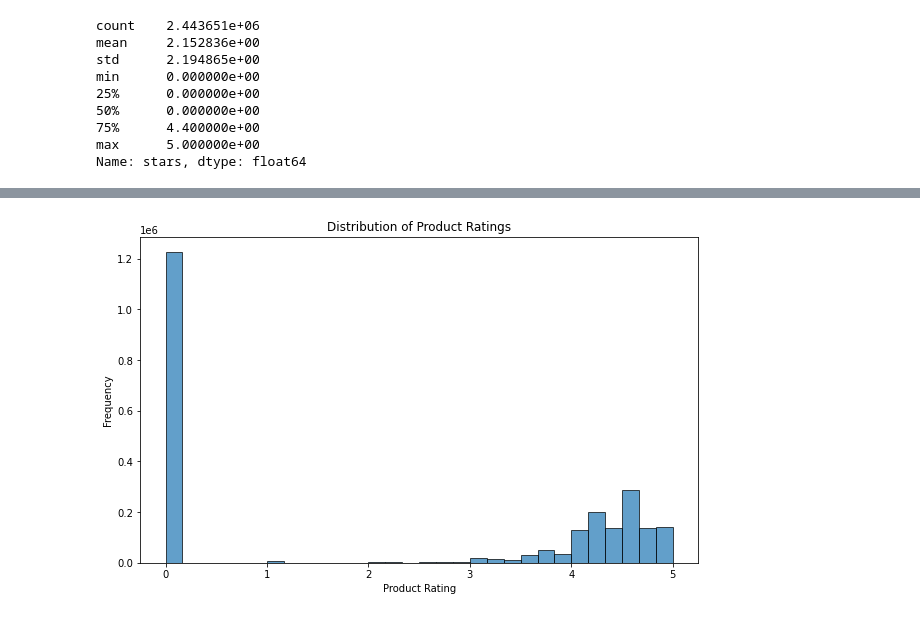
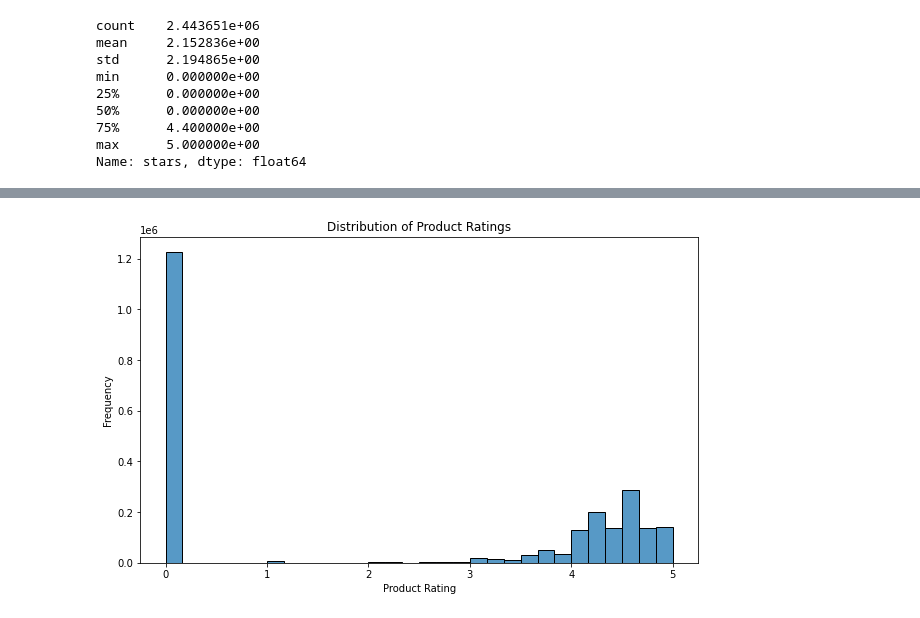
Before and after one commit to AillaSouza/lab-eda-univariate, a Jupyter notebook: lab-eda-univariate.solved.ipynb, the cells around one changed output, grey strips where cells are left out. Saved outputs shown, nothing was run; the diff lists cells and outputs as text; code cells hidden in the pictures.

```diff
--- a/lab-eda-univariate.solved.ipynb
+++ b/lab-eda-univariate.solved.ipynb
@@ -268,9 +260,9 @@ kurt
 # %%
 plt.figure(figsize=(10, 6))
-plt.hist(df['stars'], bins=30, edgecolor='black', alpha=0.7)
+sns.histplot(df.stars, bins=30)
 plt.title("Distribution of Product Ratings")
 plt.xlabel("Product Rating")
 plt.ylabel("Frequency")
 plt.show()
 # %% [output]
-[figure, old version]
+[figure, new version]
```
Also changed, not shown: parts of 22 cells of this notebook.
